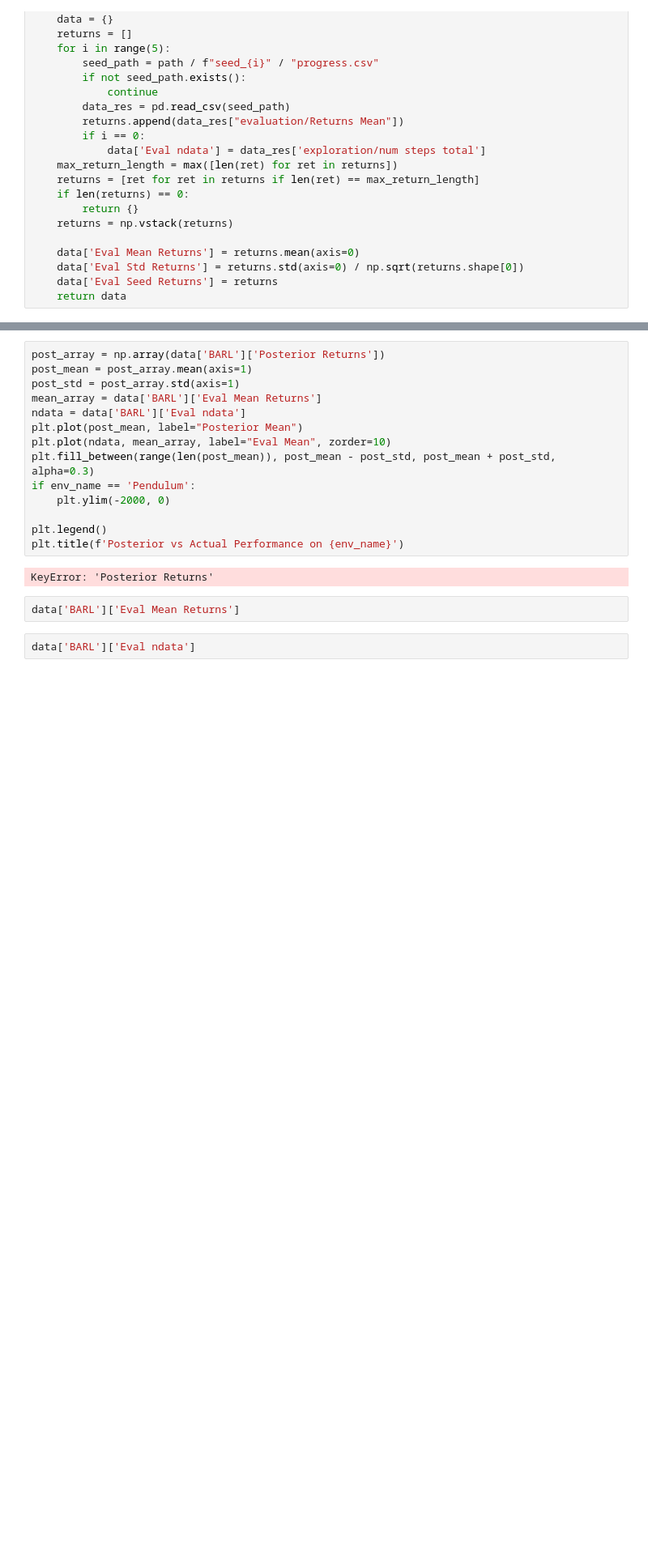
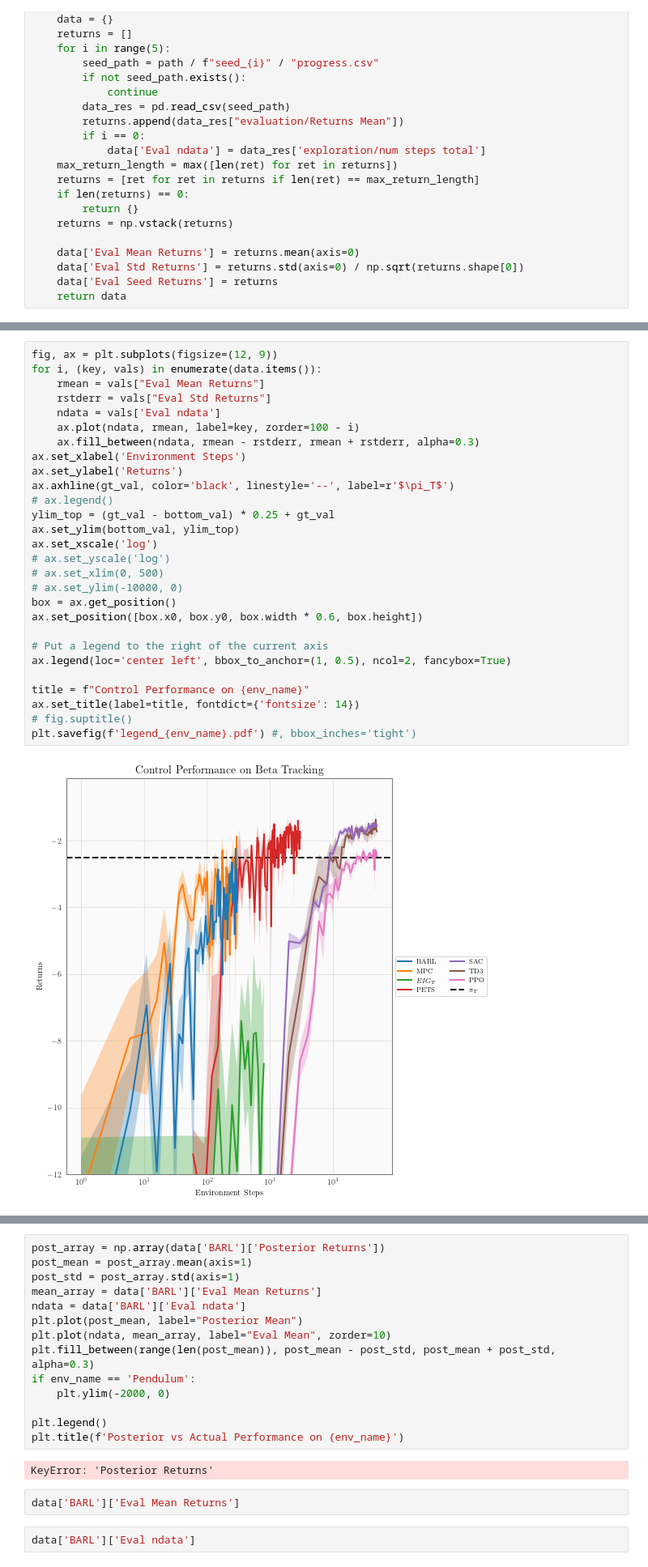
Before and after one commit to fusion-ml/trajectory-information-rl, a Jupyter notebook: notebooks/plot_returns.ipynb, the cells around one changed output, grey strips where cells are left out. Shown at 81% size. Saved outputs shown, nothing was run; the diff lists cells and outputs as text; blank space fills up the shorter version.

```diff
--- a/notebooks/plot_returns.ipynb
+++ b/notebooks/plot_returns.ipynb
@@ -343,3 +347,33 @@ plt.savefig(f'sample_complexity_{env_name}.pdf', bbox_inches='tight')
+# %%
+fig, ax = plt.subplots(figsize=(12, 9))
+for i, (key, vals) in enumerate(data.items()):
+    rmean = vals["Eval Mean Returns"]
+    rstderr = vals["Eval Std Returns"]
+    ndata = vals['Eval ndata']
+    ax.plot(ndata, rmean, label=key, zorder=100 - i)
+    ax.fill_between(ndata, rmean - rstderr, rmean + rstderr, alpha=0.3)
+ax.set_xlabel('Environment Steps')
+ax.set_ylabel('Returns')
+ax.axhline(gt_val, color='black', linestyle='--', label=r'$\pi_T$')
+# ax.legend()
+ylim_top = (gt_val - bottom_val) * 0.25 + gt_val
+ax.set_ylim(bottom_val, ylim_top)
+ax.set_xscale('log')
+# ax.set_yscale('log')
+# ax.set_xlim(0, 500)
+# ax.set_ylim(-10000, 0)
+box = ax.get_position()
+ax.set_position([box.x0, box.y0, box.width * 0.6, box.height])
+
+# Put a legend to the right of the current axis
+ax.legend(loc='center left', bbox_to_anchor=(1, 0.5), ncol=2, fancybox=True)
+
+title = f"Control Performance on {env_name}"
+ax.set_title(label=title, fontdict={'fontsize': 14})
+# fig.suptitle()
+plt.savefig(f'legend_{env_name}.pdf') #, bbox_inches='tight')
+# %% [output]
+[figure, added]
 # %%
 print(f"Sample complexity of algorithms on {env_name}")
 for key, vals in data.items():
```
Also changed, not shown: parts of 13 cells of this notebook.
